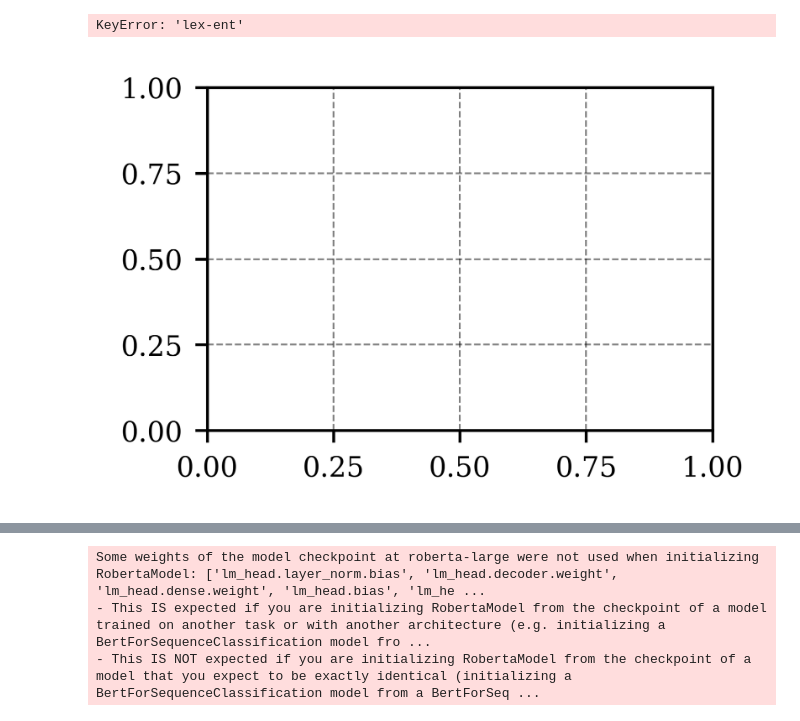
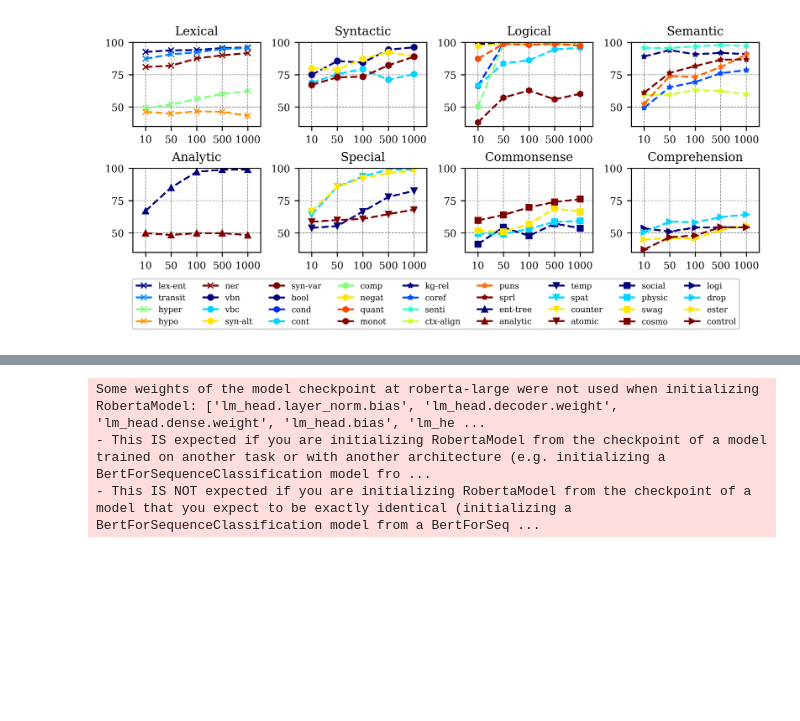
Before and after one commit to eric11eca/curriculum-ling, a Jupyter notebook: performance_plot.ipynb, the cells around one changed output, grey strips where cells are left out. Saved outputs shown, nothing was run; the diff lists cells and outputs as text; code cells hidden in the pictures; blank space fills up the shorter version.

```diff
--- a/performance_plot.ipynb
+++ b/performance_plot.ipynb
@@ -183,10 +219,10 @@ task_names = [
   "bool", "cond", "cont", "comp",
   "negat", "quant", "monot", "syllo",
   "kg-rel", "coref", "senti", "ctx-align",
-  "puns", "sprl", "ent-tree", "proof",
-  "social", "physic", "atomic", "sochem",
-  "logi", "cosmo", "drop", "ester",
-  "temp", "spat", "counter"
+  "puns", "sprl", "ent-tree", "analytic",
+  "temp", "spat", "counter", "defeas",
+  "social", "physic","swag","cosmo",
+  "logi", "drop", "ester","control"
 ]
 
 model_name = "anli-mix-roberta"
@@ -218,10 +254,10 @@ yerr = [(acc - acc_h) / 2 for (acc, acc_h) in zip(finetuned, performance)]
 anchors = [acc_h + err for (acc_h, err) in zip(performance, yerr)]
 
 with plt.style.context(['ieee', 'grid']):
-  fig = plt.figure(figsize=(9, 1.8))
+  fig = plt.figure(figsize=(9, 1.5))
   ax = fig.add_subplot(111)
-  ax.plot(x, finetuned, '-.^', color=colors[2], alpha=0.85, linewidth=1, label="complete")
-  ax.plot(x, performance, '-.v', color=colors[0], alpha=0.85, linewidth=1, label="hp-only")
+  ax.plot(x, finetuned, '^', color=colors[2], alpha=0.85, linewidth=1, label="complete")
+  ax.plot(x, performance, 'v', color=colors[0], alpha=0.85, linewidth=1, label="hp-only")
   ax.errorbar(x, anchors, yerr, color='blue', fmt='.', linewidth=1, capsize=3)
 
   #bars = ax.bar(x, performance, width)
@@ -238,7 +274,7 @@ with plt.style.context(['ieee', 'grid']):
   ax.autoscale(tight=True)
   ax.set_xlim([-0.5, len(labels)])
   ax.set_ylim([20, 100])
-  ax.legend(loc="lower right")
+  ax.legend(loc="lower right", prop={'size': 5.5})
 
   fig.savefig(f'./plots/hp_only_{model_name}.pdf',  bbox_inches='tight')
 # %% [output]
@@ -307,19 +419,20 @@ model_name = "anli-mix-roberta"
 task_names1 = [
   "lex-ent", "transit", "hyper", "hypo", "ner"
 ]
-task_names2 = ["vbn", "vbc", "syn-alt"] #"syn-var"
+task_names2 = ["vbn", "vbc", "syn-alt", "syn-var"]
 task_names3 = [
   "bool", "cond", "cont", "comp",
-  "negat", "quant", "monot", "syllo"
+  "negat", "quant", "monot"
 ]
 task_names4 = [
   "kg-rel", "coref", "senti",
   "ctx-align", "puns", "sprl"
 ]
-task_names5 = ["ent-tree", "proof"]
-task_names6 = ["social", "physic", "atomic", "sochem"]
-task_names7 = ["logi", "cosmo", "drop", "ester"]
-task_names8 = ["temp", "spat", "counter"]
+task_names5 = ["ent-tree", "analytic"]
+task_names6 = ["temp", "spat", "counter", "atomic"]
+task_names7 = ["social", "physic", "swag", "cosmo"]
+task_names8 = ["logi", "drop", "ester", "control"]
+
 
 labels = []
 performance = []
@@ -335,82 +448,83 @@ def get_k_shot_metric(task, n_shot):
 
 num_train = [10, 50, 100, 500, 1000]
 
-acc_report = {}
+"""acc_report = {}
 
 for task_name in task_names:
   accuracy_span = []
   for k_shot in num_train:
     accuracy = get_k_shot_metric(task_name, k_shot)
     accuracy_span.append(accuracy)
-  acc_report[task_name] = accuracy_span
+  acc_report[task_name] = accuracy_span"""
 
 x = np.arange(len(num_train))
-width = 0.8
-colors = pl.cm.jet(np.linspace(0,1,len(task_names)))
+colors = plt.cm.jet(np.linspace(0,1,len(task_names)))
 color_map = {}
 for i, task in enumerate(task_names):
   color_map[task] = colors[i]
+marks = ['x', 'o', 'h', '*', '^', 'v', 's','>']
 
-def generate_plot(ax, task_names, linestyle):
+def generate_plot(ax, tasks, linestyle, mark, title):
   acc_report = {}
-  color_map = {}
-  for task_name in task_names:
+  colors = plt.cm.jet(np.linspace(0,1,len(tasks)))
+  for i, task_name in enumerate(tasks):
     accuracy_span = []
     for k_shot in num_train:
       accuracy = get_k_shot_metric(task_name, k_shot)
       accuracy_span.append(accuracy)
     acc_report[task_name] = accuracy_span
-  for task in task_names:
-    ax.plot(x, acc_report[task], '-', label=task, linestyle=linestyle, color=color_map[task])
+    ax.plot(x, accuracy_span, mark, markersize=4.5, label=task_name, linestyle=linestyle, color=colors[i])
 
   ax.set_xticks(x)
   ax.set_xticklabels(num_train)
   ax.autoscale(tight=True)
   ax.set_xlim([-0.5, len(num_train)-0.5])
-  ax.set_ylim([40, 100])
+  ax.set_ylim([35, 100])
+  ax.set_title(title)
 
 with plt.style.context(['ieee', 'grid']):
-  fig = plt.figure(figsize=(12, 4))
+  fig = plt.figure(figsize=(9, 3))
   ax = fig.add_subplot(241)
-  generate_plot(ax, task_names1, 'dashed')
+  generate_plot(ax, task_names1, 'dashed', marks[0], "Lexical")
 
   ax1 = fig.add_subplot(242)
-  generate_plot(ax1, task_names2, 'dashed')
+  generate_plot(ax1, task_names2, 'dashed', marks[1], "Syntactic")
 
   ax2 = fig.add_subplot(243)
-  generate_plot(ax2, task_names3, 'dashed')
+  generate_plot(ax2, task_names3, 'dashed', marks[2], "Logical")
 
   ax3 = fig.add_subplot(244)
-  generate_plot(ax3, task_names4, 'dashed')
+  generate_plot(ax3, task_names4, 'dashed', marks[3], "Semantic")
 
   ax4 = fig.add_subplot(245)
-  generate_plot(ax4, task_names5, 'dashed')
+  generate_plot(ax4, task_names5, 'dashed', marks[4], "Analytic")
 
   ax5 = fig.add_subplot(246)
-  generate_plot(ax5, task_names6, 'dashed')
+  generate_plot(ax5, task_names6, 'dashed', marks[5], "Special")
 
   ax6 = fig.add_subplot(247)
-  generate_plot(ax6, task_names7, 'dashed')
+  generate_plot(ax6, task_names7, 'dashed', marks[6], "Commonsense")
 
   ax7 = fig.add_subplot(248)
-  generate_plot(ax7, task_names8, 'dashed')
+  generate_plot(ax7, task_names8, 'dashed', marks[7], "Comprehension")
 
   handles1, labels1 = ax.get_legend_handles_labels()
   handles2, labels2 = ax1.get_legend_handles_labels()
   handles3, labels3 = ax2.get_legend_handles_labels()
   handles4, labels4 = ax3.get_legend_handles_labels()
   handles5, labels5 = ax4.get_legend_handles_labels()
   handles6, labels6 = ax5.get_legend_handles_labels()
   handles7, labels7 = ax6.get_legend_handles_labels()
   handles8, labels8 = ax7.get_legend_handles_labels()
-  handels = handles1 + handles2 + handles3 + handles4+handles5+handles6+handles7+handles8
-  labels_all = labels1 + labels2 +labels3+labels4+labels5+labels6+labels7+labels8
+  handels = handles1+handles2 + handles3 + handles4+handles5+handles6+handles7+handles8
+  labels_all = labels1+labels2 +labels3+labels4+labels5+labels6+labels7+labels8
 
-  fig.legend(handels, labels_all, loc="lower center", ncol=9,  bbox_to_anchor=(0.5, -0.15))
+  plt.subplots_adjust(bottom=0.1, wspace=0.3, hspace = 0.5)
+
+  fig.legend(handels, labels_all, loc="lower center", ncol=9,  bbox_to_anchor=(0.5, -0.2), prop={'size': 6.5})
   fig.savefig(f'./plots/inoculation_{model_name}.pdf', bbox_inches='tight')
 # %% [output]
-KeyError: 'lex-ent'
-[figure, old version]
+[figure, new version]
 # %%
 with plt.style.context(['science', 'grid']):
   fig = plt.figure(figsize=(12, 2))
```
Also changed, not shown: parts of 12 cells of this notebook, 2 other files.
